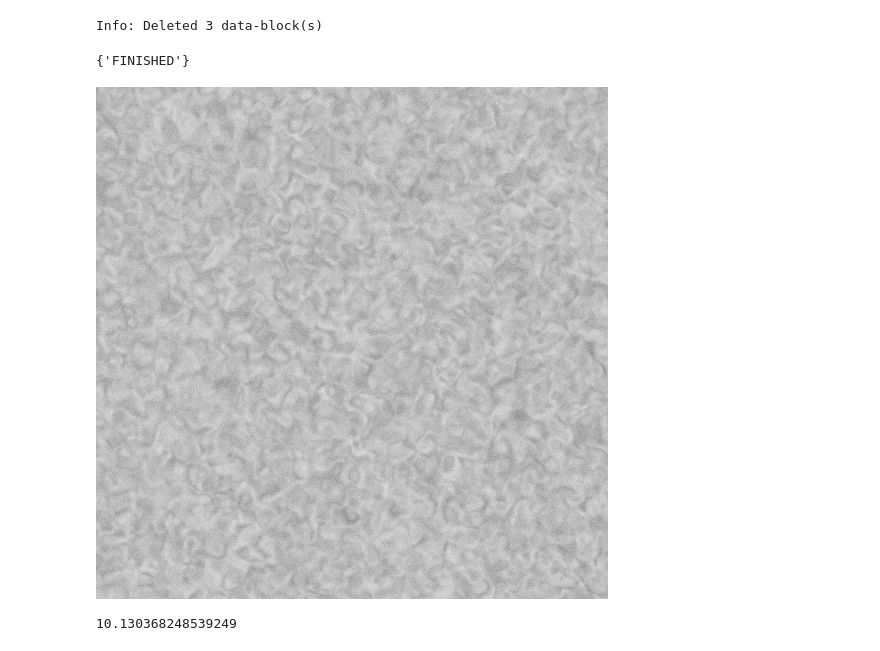
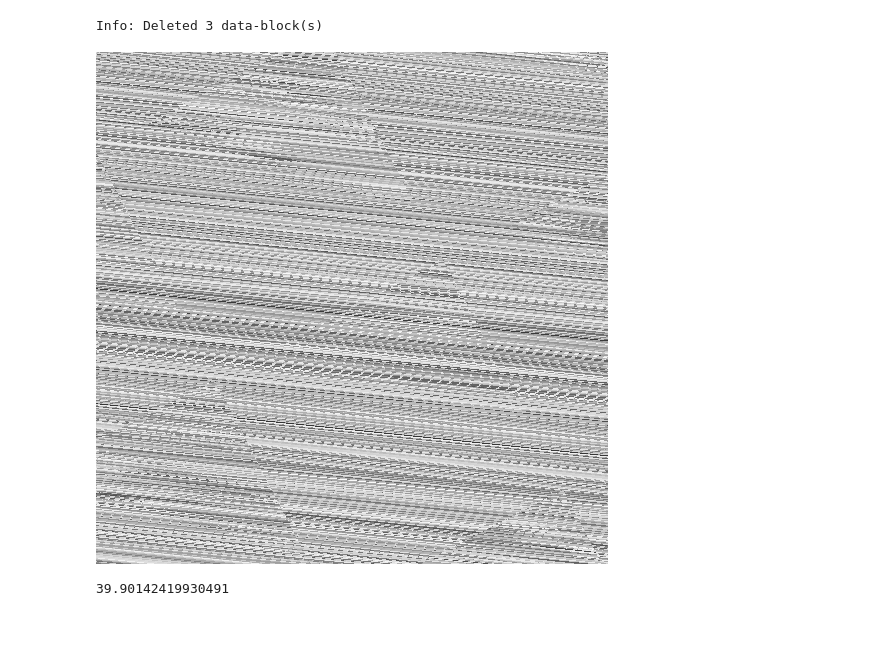
Before and after one commit to orenmatar/blender_shader, a Jupyter notebook: notebooks/generate_blender.ipynb, the cells around one changed output. Saved outputs shown, nothing was run; the diff lists cells and outputs as text; code cells hidden in the pictures.

```diff
--- a/notebooks/generate_blender.ipynb
+++ b/notebooks/generate_blender.ipynb
@@ -70,3 +32,7 @@ nm.draw_network()
+# %%
+main_path = '/Users/orenm/BlenderShaderProject/data/'
+images_path = os.path.join(main_path, 'images/')
+node_trees_path = os.path.join(main_path, 'node_trees/')
 # %%
 nm = NetworkManager()
 nm.initialize_network()
@@ -79,19 +42,16 @@ clipboard.copy(code)
-# %%
-exec(code)
-# %% [output]
-Info: Deleted 3 data-block(s)
-# %%
-bpy.ops.render.render(write_still=True)
-# %% [output]
-{'FINISHED'}
+# %%
+image_path = os.path.join(images_path, 'test.png')
+generate_image(nm, image_path)
+# %% [output]
+Info: Deleted 3 data-block(s)
 # %%
-img = Image.open(path)
+img = Image.open(image_path)
 img
 # %% [output]
-[figure, old version]
+[figure, new version]
 # %%
 img_array = np.array(img)
+
+img_array.std()
+# %% [output]
+39.90142419930491
-# %%
-img_array.std()
-# %% [output]
-10.130368248539249
```
Also changed, not shown: parts of 10 cells of this notebook, 9 other files.
